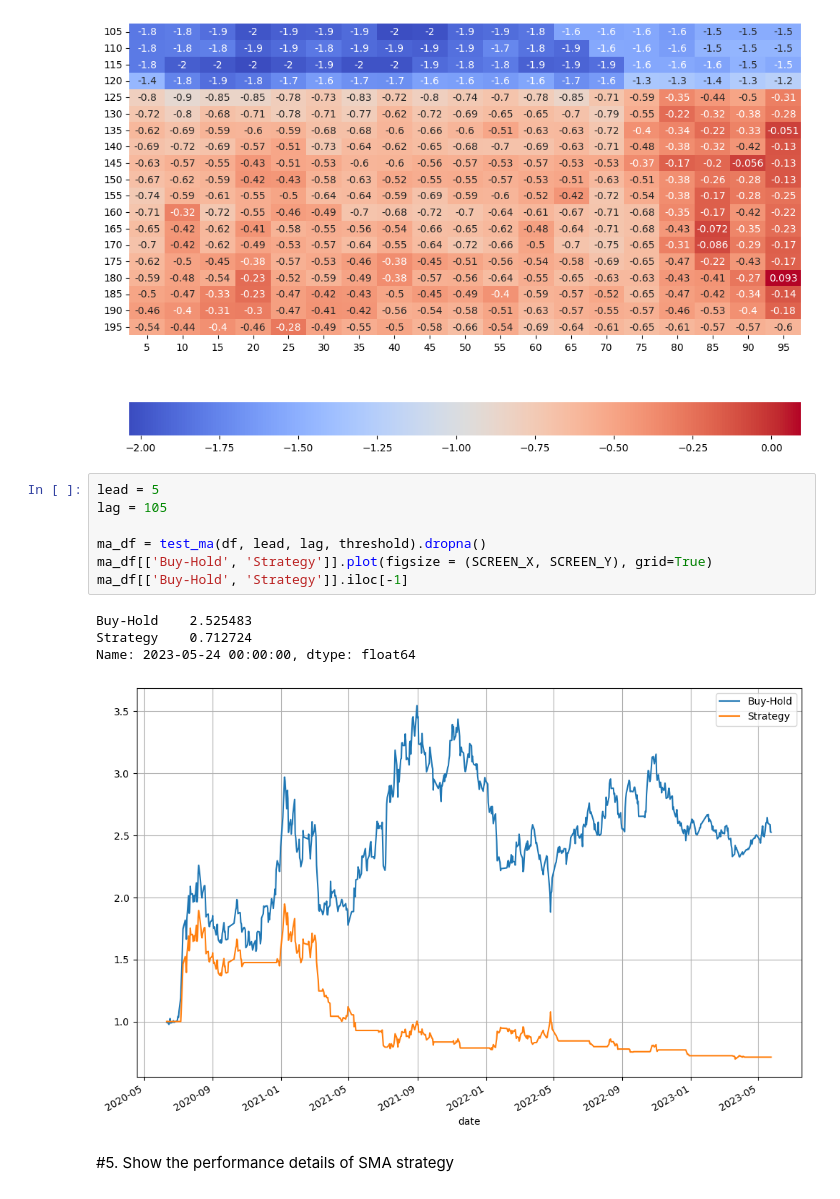
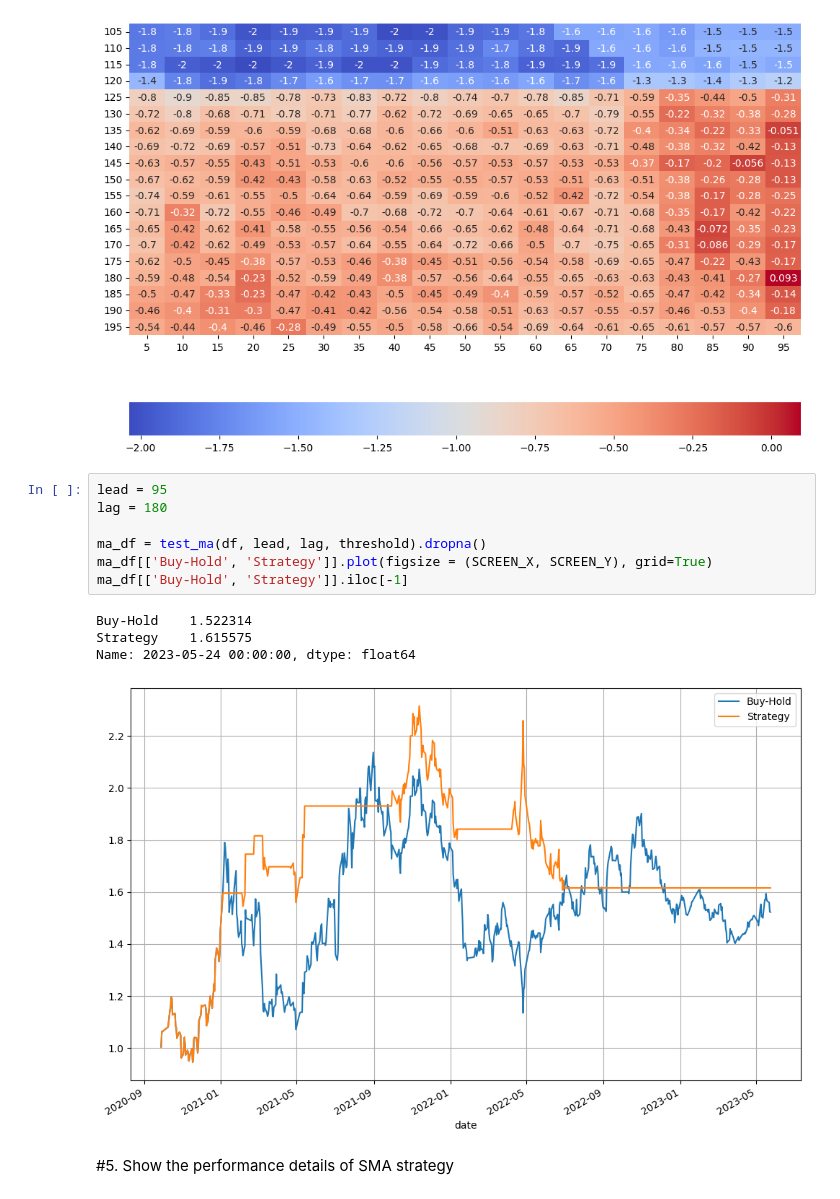
Before and after one commit to yufeili1/zhsf1, a Jupyter notebook: 600760_sma_and_machine_learning.ipynb, the cells around one changed output. Saved outputs shown, nothing was run; the diff lists cells and outputs as text.

```diff
--- a/600760_sma_and_machine_learning.ipynb
+++ b/600760_sma_and_machine_learning.ipynb
@@ -321,17 +311,17 @@ sns.heatmap(PNLs, cmap='coolwarm', annot=True, cbar_kws={'orientation': 'horizon
 <Axes: >
 [figure]
 # %%
-lead = 5
-lag = 105
+lead = 95
+lag = 180
 
 ma_df = test_ma(df, lead, lag, threshold).dropna()
 ma_df[['Buy-Hold', 'Strategy']].plot(figsize = (SCREEN_X, SCREEN_Y), grid=True)
 ma_df[['Buy-Hold', 'Strategy']].iloc[-1]
 # %% [output]
-Buy-Hold    2.525483
-Strategy    0.712724
+Buy-Hold    1.522314
+Strategy    1.615575
 Name: 2023-05-24 00:00:00, dtype: float64
-[figure, old version]
+[figure, new version]
 # %% [markdown]
 #5. Show the performance details of SMA strategy
 # %%
```
Also changed, not shown: parts of 1 cell of this notebook.
